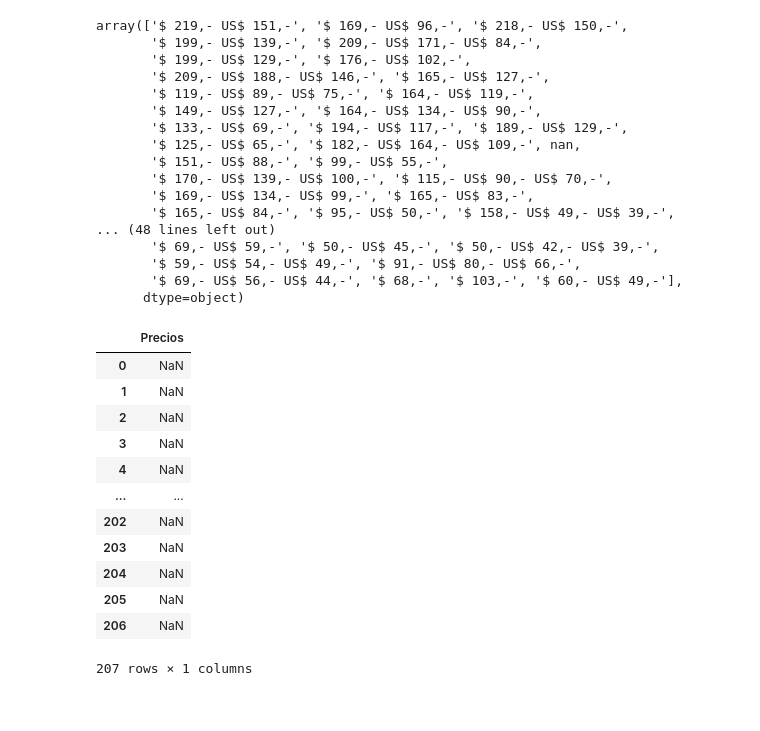
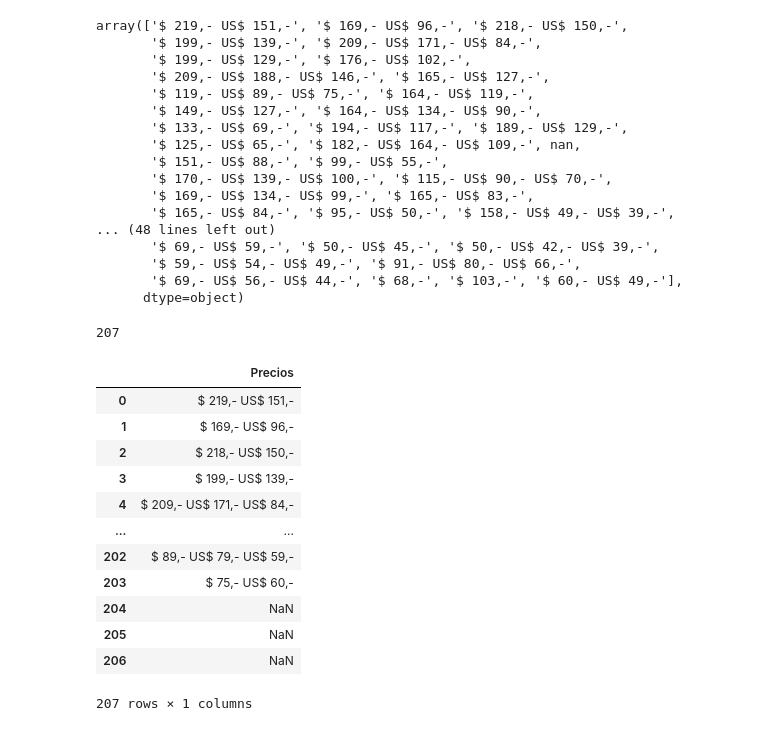
Before and after one commit to jaimecabanyes/GoRiding-, a Jupyter notebook: LIMPIA USA.ipynb, the cells around one changed output. Saved outputs shown, nothing was run; the diff lists cells and outputs as text; code cells hidden in the pictures.

```diff
--- a/LIMPIA USA.ipynb
+++ b/LIMPIA USA.ipynb
@@ -394,16 +404,20 @@ def obtener_precios1(coldf): # df otra vez
-# %%
-obtener_precios1(a.Precios)
-# %% [output]
-|  | Precios |
-| 0 | NaN |
-| 1 | NaN |
-| 2 | NaN |
-| 3 | NaN |
-| 4 | NaN |
-| ... | ... |
-| 202 | NaN |
-| 203 | NaN |
-| 204 | NaN |
-| 205 | NaN |
-| 206 | NaN |
-207 rows × 1 columns
+# %%
+len(a)
+# %% [output]
+207
+# %%
+a
+# %% [output]
+|  | Precios |
+| 0 | $ 219,- US$ 151,- |
+| 1 | $ 169,- US$ 96,- |
+| 2 | $ 218,- US$ 150,- |
+| 3 | $ 199,- US$ 139,- |
+| 4 | $ 209,- US$ 171,- US$ 84,- |
+| ... | ... |
+| 202 | $ 89,- US$ 79,- US$ 59,- |
+| 203 | $ 75,- US$ 60,- |
+| 204 | NaN |
+| 205 | NaN |
+| 206 | NaN |
+207 rows × 1 columns
```
Also changed, not shown: parts of 4 cells of this notebook.
